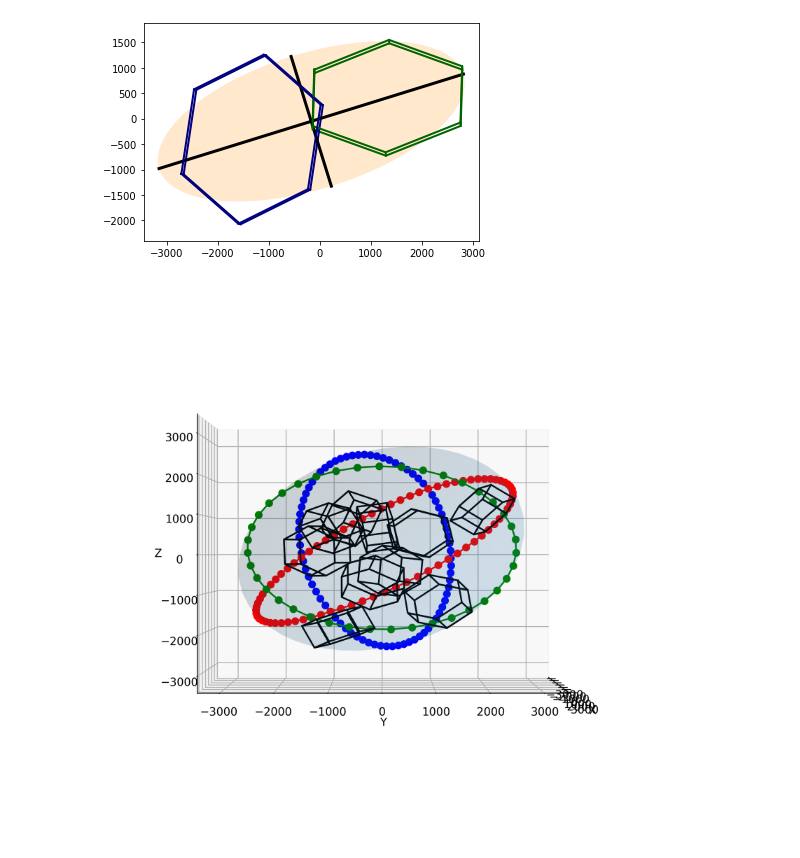
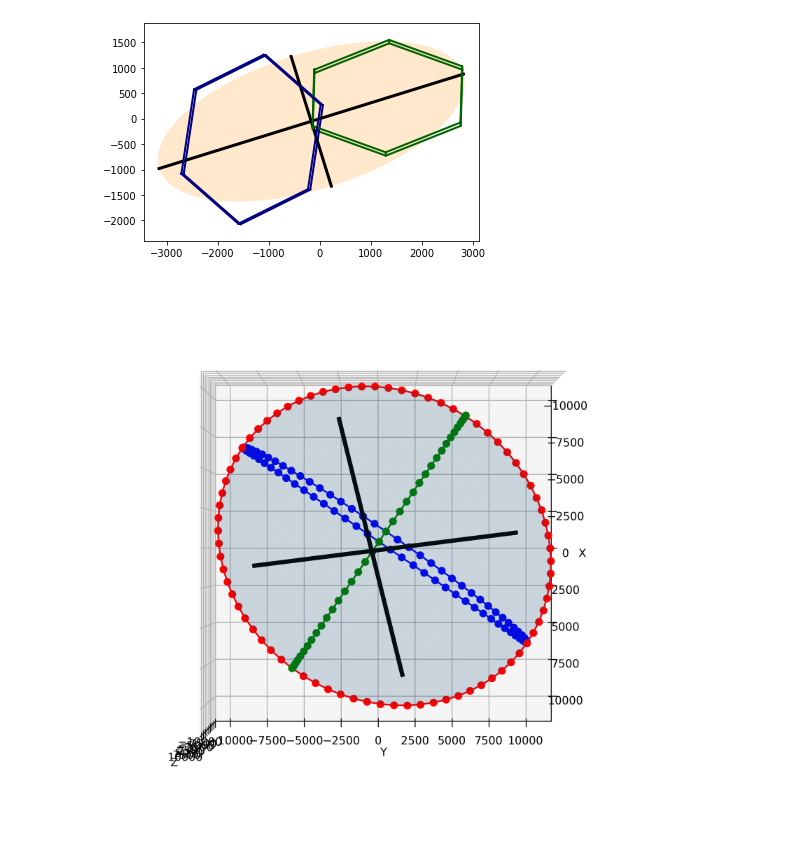
Before and after one commit to vprzybylo/IPAS, a Jupyter notebook: analysis/Agg_Visualizations.ipynb, the cells around one changed output. Drawn from its saved outputs; the diff is of its cells as text; code cells hidden in the pictures.

```diff
--- a/analysis/Agg_Visualizations.ipynb
+++ b/analysis/Agg_Visualizations.ipynb
@@ -35,7 +38,7 @@ if orientation == 'rand':
     files = glob.glob("/network/rit/lab/sulialab/share/IPAS_3radii/instance_files/createdb_iceagg_rand*")[:2]
 else:
     rand_orient = False      #randomly orient the seed crystal and new crystal: uses first random orientation
-    files =  glob.glob("/network/rit/lab/sulialab/share/IPAS_3radii/instance_files/createdb_iceagg_flat*")
+    files =  glob.glob("/network/rit/lab/sulialab/share/IPAS_3radii/instance_files/createdb_iceagg_flat*")[:2]
 # %%
 %%time
 db = database.Database(files)
@@ -51,0 +55,3 @@ Wall time: 30.9 s
+# %%
+df = df.reset_index(drop=True)
+df[df.ncrystals == 2].head(3000)
@@ -85,7 +106,7 @@ py.iplot(all_agg_data, filename='test',
 # %% [output]
 [interactive output not drawn]
 # %%
-index = 36718  # which agg to plot
+index = 13  # which agg to plot
 agg = df.iloc[index]
 agg_clus = ipas.cluster_calculations.ClusterCalculations(agg)
 # %%
@@ -93,6 +114,6 @@ agg_clus.plot_ellipse([['x', 'y']])
 # %% [output]
 [figure]
 # %%
-agg_clus.plot_ellipsoid_aggs([agg], view='y', circle=None, agg_agg=True)
+agg_clus.plot_ellipsoid_aggs([agg], view='z', circle=None, agg_agg=True)
 # %% [output]
-[figure, old version]
+[figure, new version]
```
Also changed, not shown: parts of 5 cells of this notebook, 5 other files.
